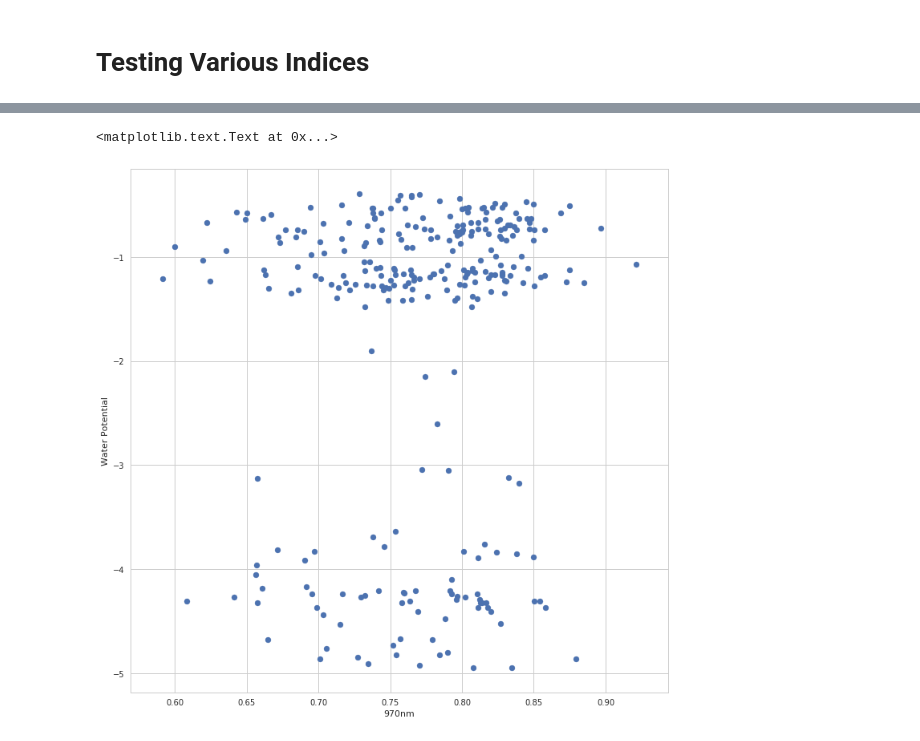
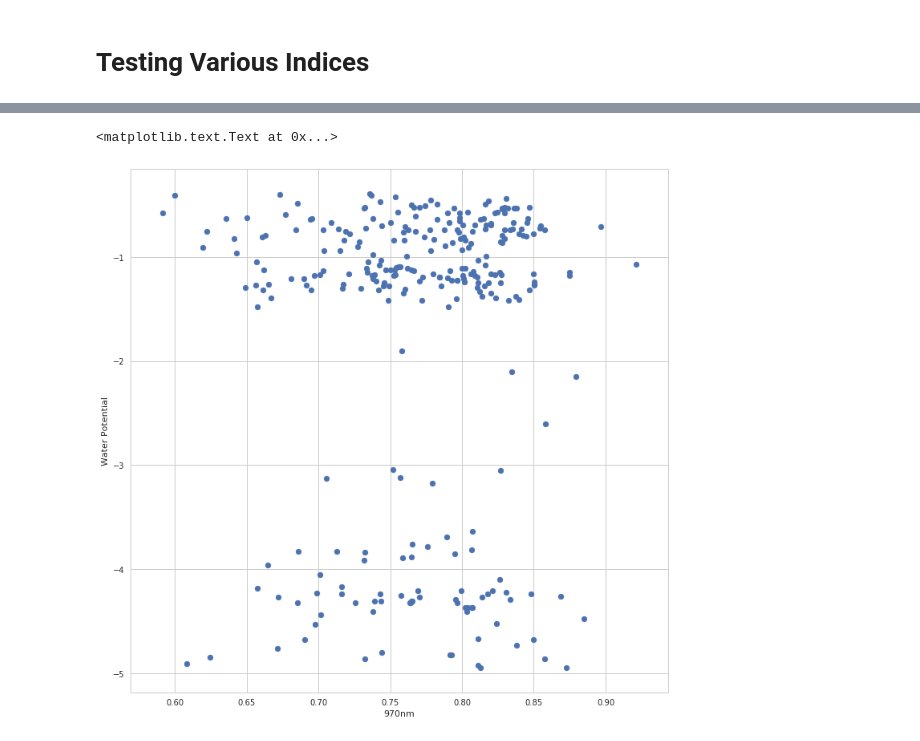
Before and after one commit to cheripai/thesis, a Jupyter notebook: notebooks/Lettuce_Spectra_Analysis.ipynb, the cells around one changed output, grey strips where cells are left out. Saved outputs shown, nothing was run; the diff lists cells and outputs as text; code cells hidden in the pictures.

Commit message:
Add base columns for spectra and join with other data

```diff
--- a/notebooks/Lettuce_Spectra_Analysis.ipynb
+++ b/notebooks/Lettuce_Spectra_Analysis.ipynb
@@ -39,7 +54,8 @@ def average_dataframe(df, n):
 # %%
-spectra_10_20 = np.delete(preprocess_spectra(pd.read_csv("../data/Unprocessed/2017-10-20.csv")), list(range(1, 96, 2)), axis=0)
-spectra_10_27 = np.delete(preprocess_spectra(pd.read_csv("../data/Unprocessed/2017-10-27.csv")), list(range(1, 96, 2)), axis=0)
-spectra_11_03 = np.delete(preprocess_spectra(pd.read_csv("../data/Unprocessed/2017-11-03.csv")), list(range(1, 96, 2)), axis=0)
-spectra_11_10 = np.delete(preprocess_spectra(pd.read_csv("../data/Unprocessed/2017-11-10.csv")), list(range(1, 96, 2)), axis=0)
-spectra_11_17 = np.delete(preprocess_spectra(pd.read_csv("../data/Unprocessed/2017-11-17.csv")), list(range(1, 96, 2)), axis=0)
-spectra_11_22 = np.delete(preprocess_spectra(pd.read_csv("../data/Unprocessed/2017-11-22.csv")), list(range(1, 96, 2)), axis=0)
+# Drop every 2nd to match water potential
+spectra_10_20 = preprocess_spectra(pd.read_csv("../data/Unprocessed/2017-10-20.csv")).iloc[::2]
+spectra_10_27 = preprocess_spectra(pd.read_csv("../data/Unprocessed/2017-10-27.csv")).iloc[::2]
+spectra_11_03 = preprocess_spectra(pd.read_csv("../data/Unprocessed/2017-11-03.csv")).iloc[::2]
+spectra_11_10 = preprocess_spectra(pd.read_csv("../data/Unprocessed/2017-11-10.csv")).iloc[::2]
+spectra_11_17 = preprocess_spectra(pd.read_csv("../data/Unprocessed/2017-11-17.csv")).iloc[::2]
+spectra_11_22 = preprocess_spectra(pd.read_csv("../data/Unprocessed/2017-11-22.csv")).iloc[::2]
@@ -60 +72,8 @@ print(spectra_11_22.shape)
+# %%
+df_10_20 = pd.merge(gt_10_20, spectra_10_20, on=["Nitrogen", "Irrigation", "Replication"])
+df_10_27 = pd.merge(gt_10_27, spectra_10_27, on=["Nitrogen", "Irrigation", "Replication"])
+df_11_03 = pd.merge(gt_11_03, spectra_11_03, on=["Nitrogen", "Irrigation", "Replication"])
+df_11_10 = pd.merge(gt_11_10, spectra_11_10, on=["Nitrogen", "Irrigation", "Replication"])
+df_11_17 = pd.merge(gt_11_17, spectra_11_17, on=["Nitrogen", "Irrigation", "Replication"])
+df_11_22 = pd.merge(gt_11_22, spectra_11_22, on=["Nitrogen", "Irrigation", "Replication"])
 # %%
@@ -95,14 +123,13 @@ np.std(wp)
 # %% [markdown]
 # Testing Various Indices
 # %%
-# We subtract 325 because the 0 index is 325nm
-df["YELLOW1"] = spectra[:, 550-325]
-df["RED1"] = spectra[:, 680-325]
-df["RED3"] = spectra[:, 670-325]
-df["NIR1"] = spectra[:, 800-325]
-df["NIR3"] = spectra[:, 900-325]
-df["NIR4"] = spectra[:, 970-325]
-df["NIR5"] = spectra[:, 700-325]
+df["YELLOW1"] = df["550"]
+df["RED1"] = df["680"]
+df["RED3"] = df["670"]
+df["NIR1"] = df["800"]
+df["NIR3"] = df["900"]
+df["NIR4"] = df["970"]
+df["NIR5"] = df["700"]
 # %%
 df["WBI"] = df["NIR3"] / df["NIR4"]
 stats.pearsonr(df["WBI"], df["WP"])
@@ -139,11 +166,11 @@ print(df[df["Irrigation"] == 0]["NIR4"].mean())
 # %%
 fig = plt.figure
-plt.scatter(df["NIR4"].values, wp)
+plt.scatter(df["NIR4"].values, df["WP"])
 plt.xlabel("970nm")
 plt.ylabel("Water Potential")
 # %% [output]
 <matplotlib.text.Text at 0x...>
-[figure, old version]
+[figure, new version]
 # %%
 ndvi = (df["NIR1"] - df["RED1"]) / (df["NIR1"] + df["RED1"])
 stats.pearsonr(ndvi, df["Chlorophyll"]), stats.pearsonr(ndvi, df["WP"])
```
Also changed, not shown: parts of 22 cells of this notebook.
